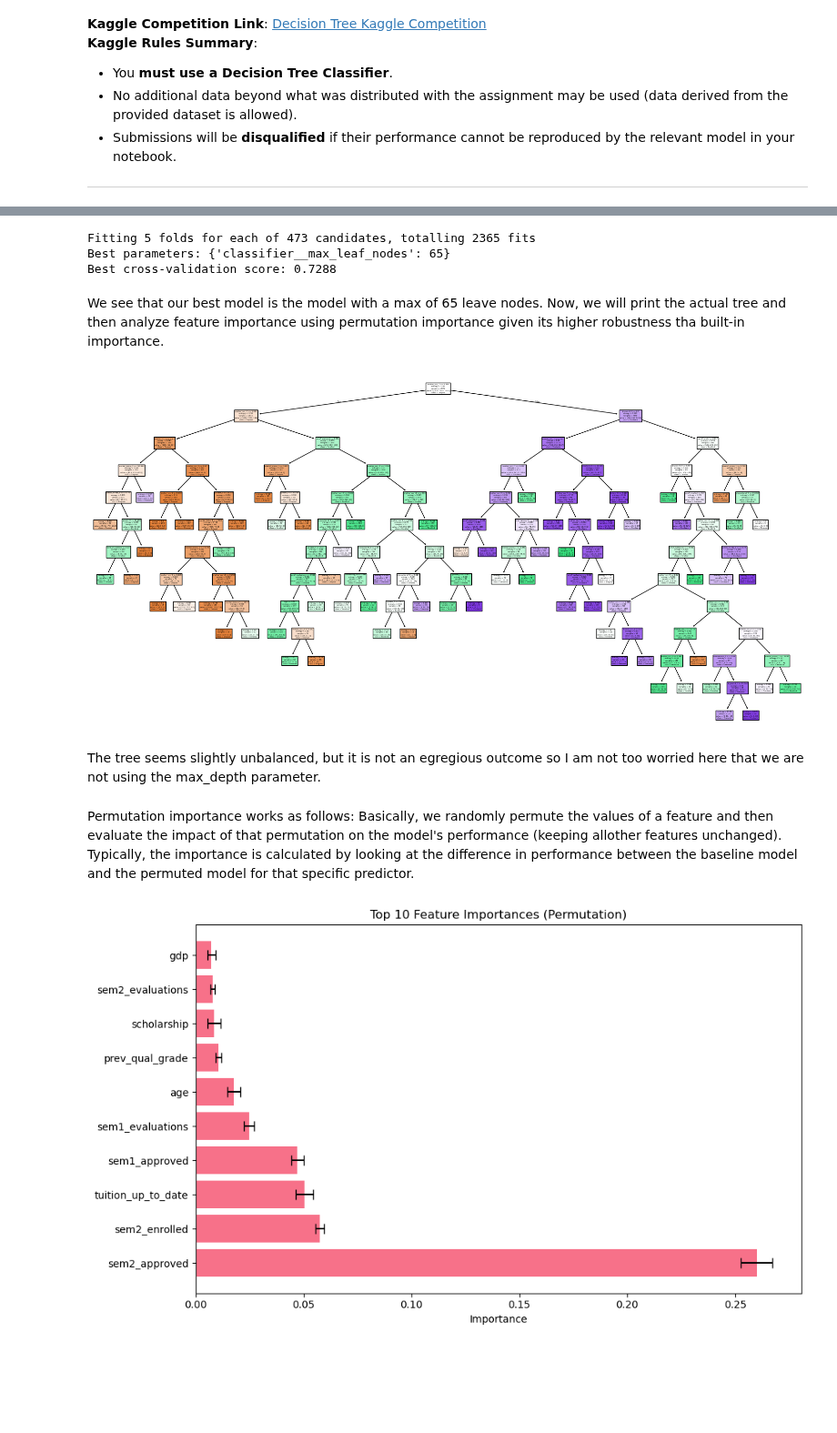
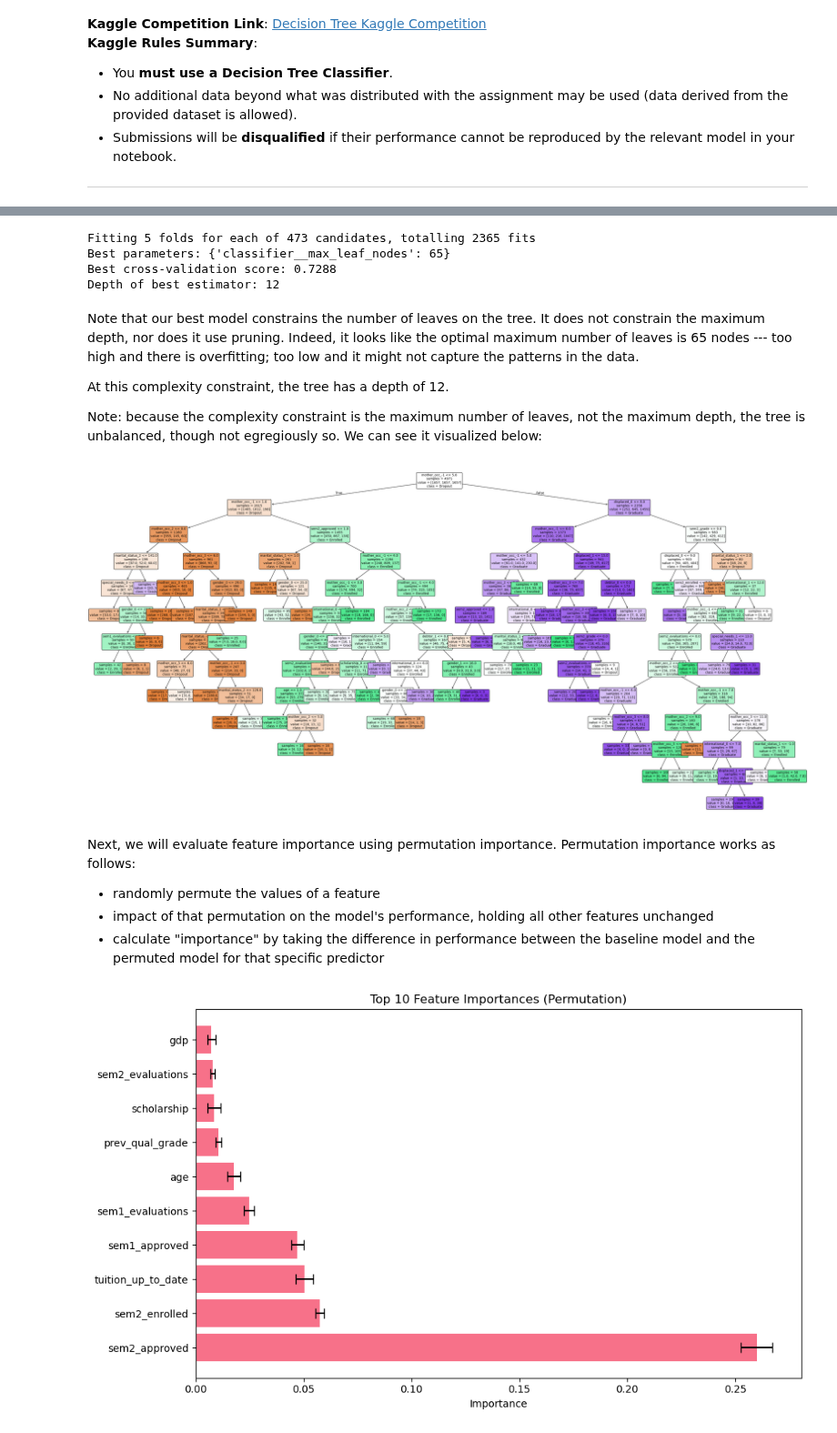
Before and after one commit to julienberman/CS-109a, a Jupyter notebook: psets/cs1090a_hw5/cs1090a_hw5.ipynb, the cells around one changed output, grey strips where cells are left out. Shown at 91% size. Drawn from its saved outputs; the diff is of its cells as text; code cells hidden in the pictures; blank space fills up the shorter version.

```diff
--- a/psets/cs1090a_hw5/cs1090a_hw5.ipynb
+++ b/psets/cs1090a_hw5/cs1090a_hw5.ipynb
@@ -1043,34 +1057,50 @@ grid_search.fit(X_train, y_train)
 
 
 print("Best parameters:", grid_search.best_params_)
-print(f"Best cross-validation score: {grid_search.best_score_:.4f}", )
+print(f"Best cross-validation score: {grid_search.best_score_:.4f}")
+print(f"Depth of best estimator: {grid_search.best_estimator_.named_steps['classifier'].get_depth()}")
 # %% [output]
 Fitting 5 folds for each of 473 candidates, totalling 2365 fits
 Best parameters: {'classifier__max_leaf_nodes': 65}
 Best cross-validation score: 0.7288
+Depth of best estimator: 12
 # %% [markdown]
-We see that our best model is the model with a max of 65 leave nodes. Now, we will print the actual tree and then analyze feature importance using permutation importance given its higher robustness tha built-in importance.
+Note that our best model constrains the number of leaves on the tree. It does not constrain the maximum depth, nor does it use pruning. Indeed, it looks like the optimal maximum number of leaves is 65 nodes --- too high and there is overfitting; too low and it might not capture the patterns in the data.
+
+At this complexity constraint, the tree has a depth of 12.
+
+Note: because the complexity constraint is the maximum number of leaves, not the maximum depth, the tree is unbalanced, though not egregiously so. We can see it visualized below:
 # %%
 best_model_dt = grid_search.best_estimator_
 
 # get our best tree from our pipeline
 best_tree = best_model_dt.named_steps['classifier']
 
 # get our preprocessor in order to get transformed feature names since we onehotencoded.
 preprocessor = best_model_dt.named_steps['preprocessor']
 cat_feature_names = preprocessor.named_transformers_['cat'].named_steps['onehot'].get_feature_names_out(categorical_predictors)
 all_feature_names = list(cat_feature_names) + list(numeric_predictors)
 
-plt.figure(figsize=(20, 10))
-plot_tree(best_tree, feature_names=all_feature_names, class_names=best_tree.classes_, filled=True)
-
+plt.figure(figsize=(40, 20))
+plot_tree(best_tree,
+          feature_names=all_feature_names,
+          class_names=best_tree.classes_,
+          filled=True,
+          fontsize=10,
+          rounded=True,
+          proportion=False,
+          impurity=False,
+          precision=0
+)
 plt.show()
 # %% [output]
-[figure, old version]
+[figure, new version]
-# %% [markdown]
-The tree seems slightly unbalanced, but it is not an egregious outcome so I am not too worried here that we are not using the max_depth parameter.
 # %% [markdown]
-Permutation importance works as follows: Basically, we randomly permute the values of a feature and then evaluate the impact of that permutation on the model's performance (keeping allother features unchanged). Typically, the importance is calculated by looking at the difference in performance between the baseline model and the permuted model for that specific predictor.
+Next, we will evaluate feature importance using permutation importance.
+Permutation importance works as follows:
+- randomly permute the values of a feature
+- impact of that permutation on the model's performance, holding all other features unchanged
+- calculate "importance" by taking the difference in performance between the baseline model and the permuted model for that specific predictor
 # %%
 # permutation importance
 from sklearn.inspection import permutation_importance
```
Also changed, not shown: parts of 21 cells of this notebook, 2 other files.
